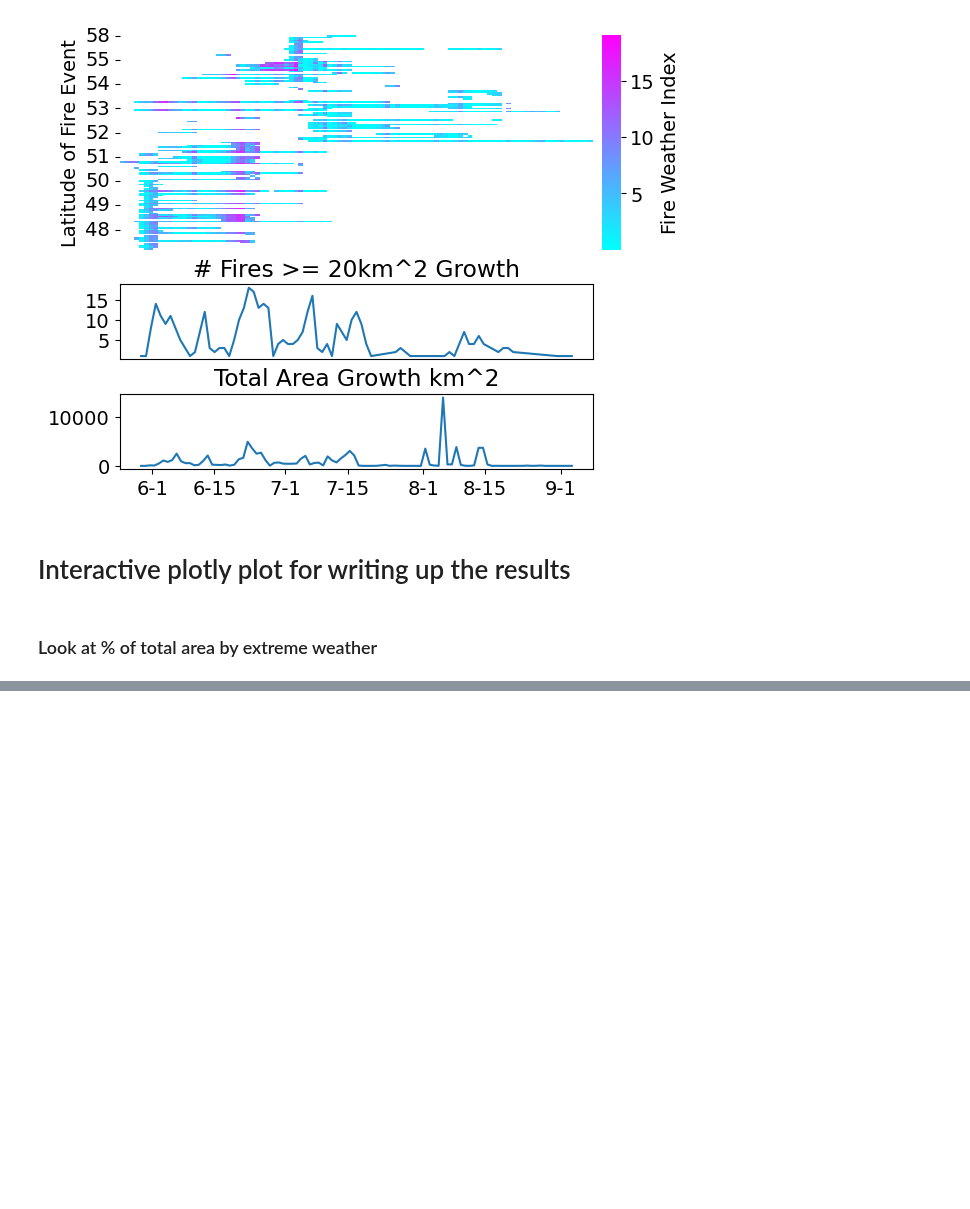
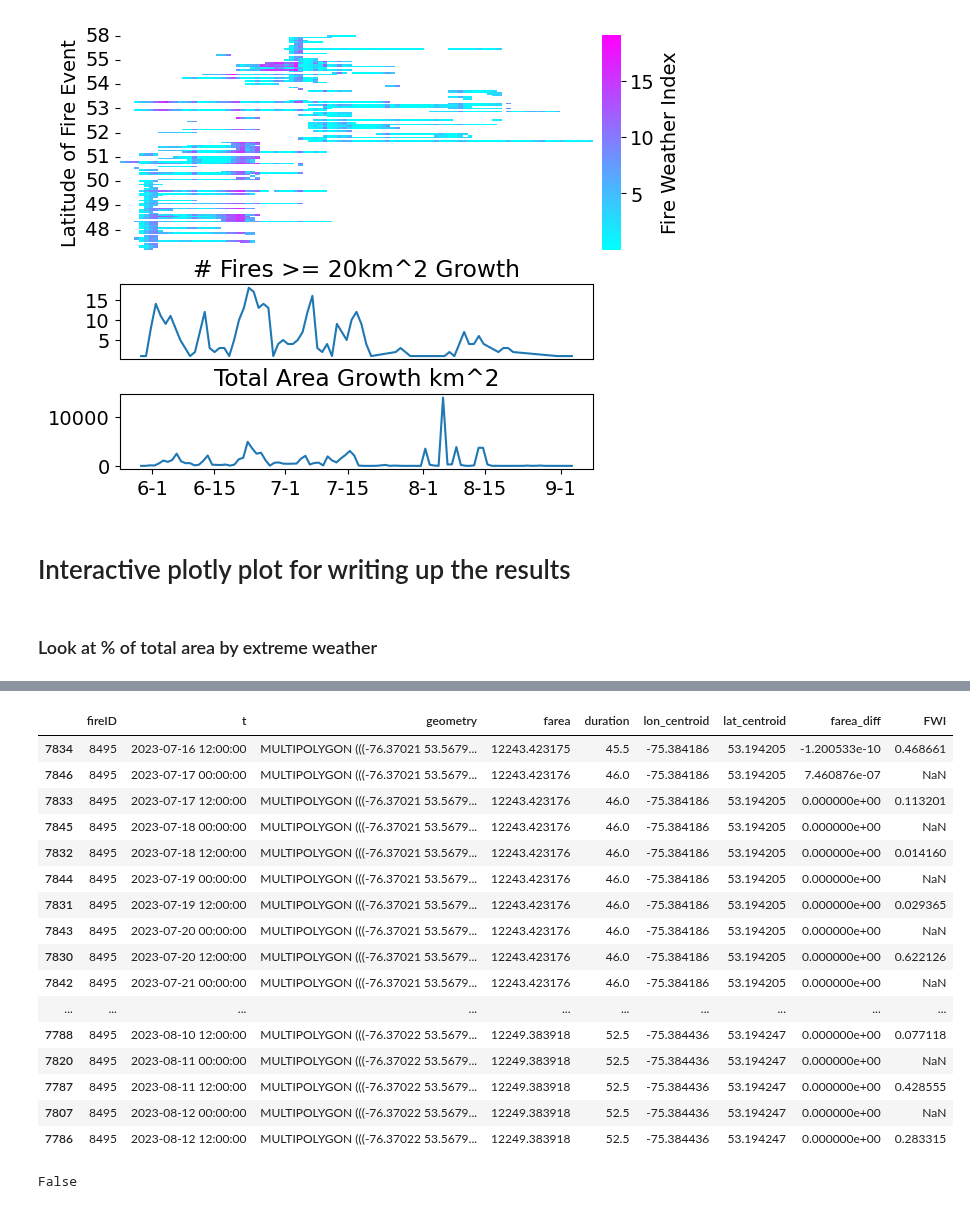
Before and after one commit to mccabete/fwiVis, a Jupyter notebook: Lightning_analysis/heatmap_timeseries.ipynb, the cells around one changed output, grey strips where cells are left out. Cells and saved outputs as stored; diff of their text form; code cells hidden in the pictures; blank space fills up the shorter version.

```diff
--- a/Lightning_analysis/heatmap_timeseries.ipynb
+++ b/Lightning_analysis/heatmap_timeseries.ipynb
@@ -1063,0 +1148,31 @@ Per fire, on average 0.6006480469288024of the area came from when FWI was >= tha
+# %%
+fires = fires.sort_values(by = "t")
+fires["farea_diff"] = fires.groupby("fireID").farea.diff()
+
+fid = "8495"
+tmp = fires[fires.fireID == fid]
+date = tmp[tmp.farea_diff < 0].t.iloc[0]
+fires.loc[((fires.fireID == fid) & (fires.t >= date)), ['fireID', 't', 'geometry',  'farea','duration',
+       'lon_centroid', 'lat_centroid', 'farea_diff', 'FWI']].sort_values(by = "t") # ascending= False
+# %% [output]
+|  | fireID | t | geometry | farea | duration | lon_centroid | lat_centroid | farea_diff | FWI |
+| 7834 | 8495 | 2023-07-16 12:00:00 | MULTIPOLYGON (((-76.37021 53.5679... | 12243.423175 | 45.5 | -75.384186 | 53.194205 | -1.200533e-10 | 0.468661 |
+| 7846 | 8495 | 2023-07-17 00:00:00 | MULTIPOLYGON (((-76.37021 53.5679... | 12243.423176 | 46.0 | -75.384186 | 53.194205 | 7.460876e-07 | NaN |
+| 7833 | 8495 | 2023-07-17 12:00:00 | MULTIPOLYGON (((-76.37021 53.5679... | 12243.423176 | 46.0 | -75.384186 | 53.194205 | 0.000000e+00 | 0.113201 |
+| 7845 | 8495 | 2023-07-18 00:00:00 | MULTIPOLYGON (((-76.37021 53.5679... | 12243.423176 | 46.0 | -75.384186 | 53.194205 | 0.000000e+00 | NaN |
+| 7832 | 8495 | 2023-07-18 12:00:00 | MULTIPOLYGON (((-76.37021 53.5679... | 12243.423176 | 46.0 | -75.384186 | 53.194205 | 0.000000e+00 | 0.014160 |
+| 7844 | 8495 | 2023-07-19 00:00:00 | MULTIPOLYGON (((-76.37021 53.5679... | 12243.423176 | 46.0 | -75.384186 | 53.194205 | 0.000000e+00 | NaN |
+| 7831 | 8495 | 2023-07-19 12:00:00 | MULTIPOLYGON (((-76.37021 53.5679... | 12243.423176 | 46.0 | -75.384186 | 53.194205 | 0.000000e+00 | 0.029365 |
+| 7843 | 8495 | 2023-07-20 00:00:00 | MULTIPOLYGON (((-76.37021 53.5679... | 12243.423176 | 46.0 | -75.384186 | 53.194205 | 0.000000e+00 | NaN |
+| 7830 | 8495 | 2023-07-20 12:00:00 | MULTIPOLYGON (((-76.37021 53.5679... | 12243.423176 | 46.0 | -75.384186 | 53.194205 | 0.000000e+00 | 0.622126 |
+| 7842 | 8495 | 2023-07-21 00:00:00 | MULTIPOLYGON (((-76.37021 53.5679... | 12243.423176 | 46.0 | -75.384186 | 53.194205 | 0.000000e+00 | NaN |
+| ... | ... | ... | ... | ... | ... | ... | ... | ... | ... |
+| 7788 | 8495 | 2023-08-10 12:00:00 | MULTIPOLYGON (((-76.37022 53.5679... | 12249.383918 | 52.5 | -75.384436 | 53.194247 | 0.000000e+00 | 0.077118 |
+| 7820 | 8495 | 2023-08-11 00:00:00 | MULTIPOLYGON (((-76.37022 53.5679... | 12249.383918 | 52.5 | -75.384436 | 53.194247 | 0.000000e+00 | NaN |
+| 7787 | 8495 | 2023-08-11 12:00:00 | MULTIPOLYGON (((-76.37022 53.5679... | 12249.383918 | 52.5 | -75.384436 | 53.194247 | 0.000000e+00 | 0.428555 |
+| 7807 | 8495 | 2023-08-12 00:00:00 | MULTIPOLYGON (((-76.37022 53.5679... | 12249.383918 | 52.5 | -75.384436 | 53.194247 | 0.000000e+00 | NaN |
+| 7786 | 8495 | 2023-08-12 12:00:00 | MULTIPOLYGON (((-76.37022 53.5679... | 12249.383918 | 52.5 | -75.384436 | 53.194247 | 0.000000e+00 | 0.283315 |
+# %%
+round(-1.200533e-10, 4) > 0
+# %% [output]
+False
```
Also changed, not shown: parts of 15 cells of this notebook.
